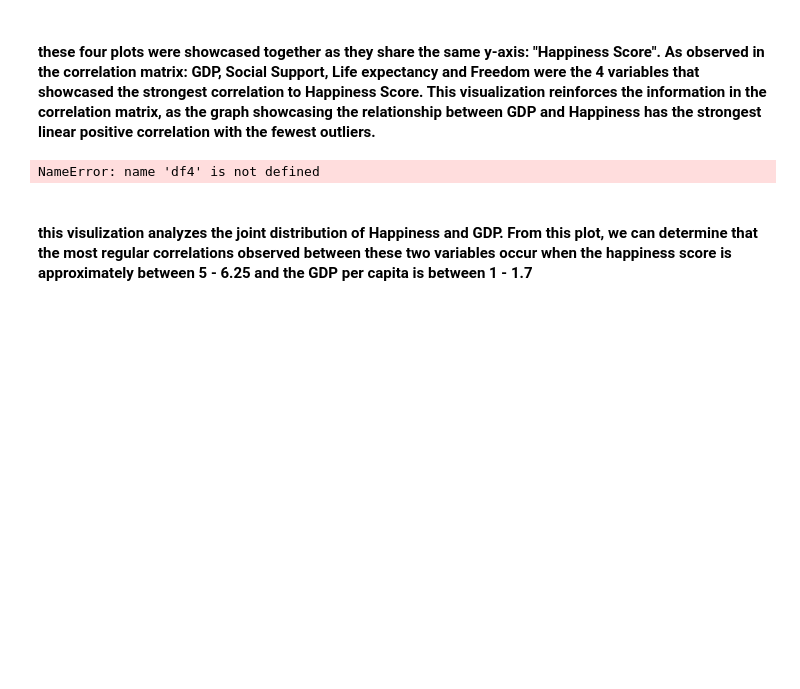
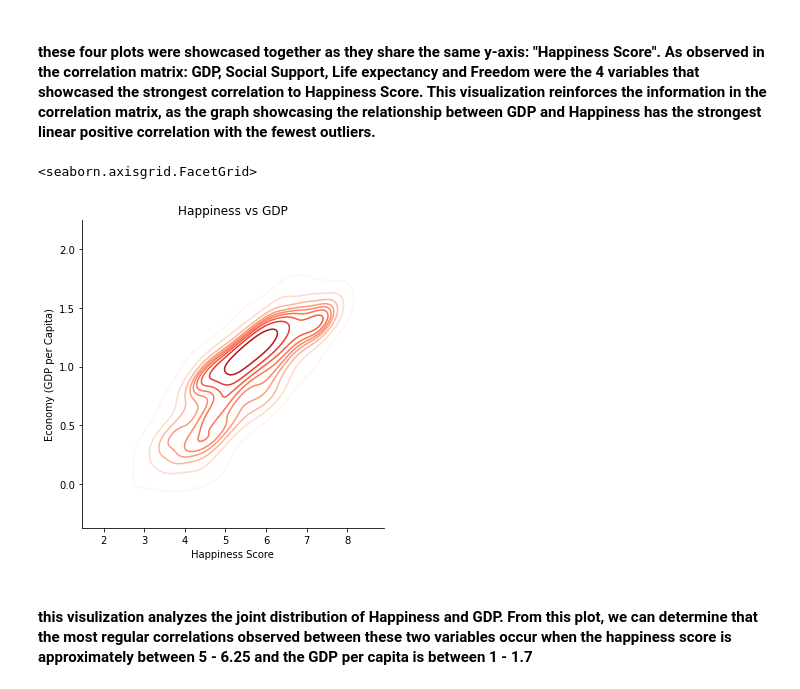
Before and after one commit to ubco-W2022T1-cosc301/project-group47, a Jupyter notebook: notebooks/analysis1.ipynb, the cells around one changed output. Drawn from its saved outputs; the diff is of its cells as text; code cells hidden in the pictures; blank space fills up the shorter version.

```diff
--- a/notebooks/analysis1.ipynb
+++ b/notebooks/analysis1.ipynb
@@ -278,10 +278,11 @@ for ax in axs.flat:
 # %%
 x1=df3["Happiness Score"]
 y1=df3["Economy (GDP per Capita)"]
 
-sns.displot(data=df4,x=x1, y=y1,kind='kde',cmap='Reds').set(title='Happiness vs GDP')
+sns.displot(data=df3,x=x1, y=y1,kind='kde',cmap='Reds').set(title='Happiness vs GDP')
 # %% [output]
-NameError: name 'df4' is not defined
+<seaborn.axisgrid.FacetGrid>
+[figure, added]
 # %% [markdown]
 #### this visulization analyzes the joint distribution of Happiness and GDP. From this plot, we can determine that the most regular correlations observed between these two variables occur when the happiness score is approximately between 5 - 6.25 and the GDP per capita is between 1 - 1.7
 # %% [markdown]
```
Also changed, not shown: parts of 3 cells of this notebook, 2 other files.
